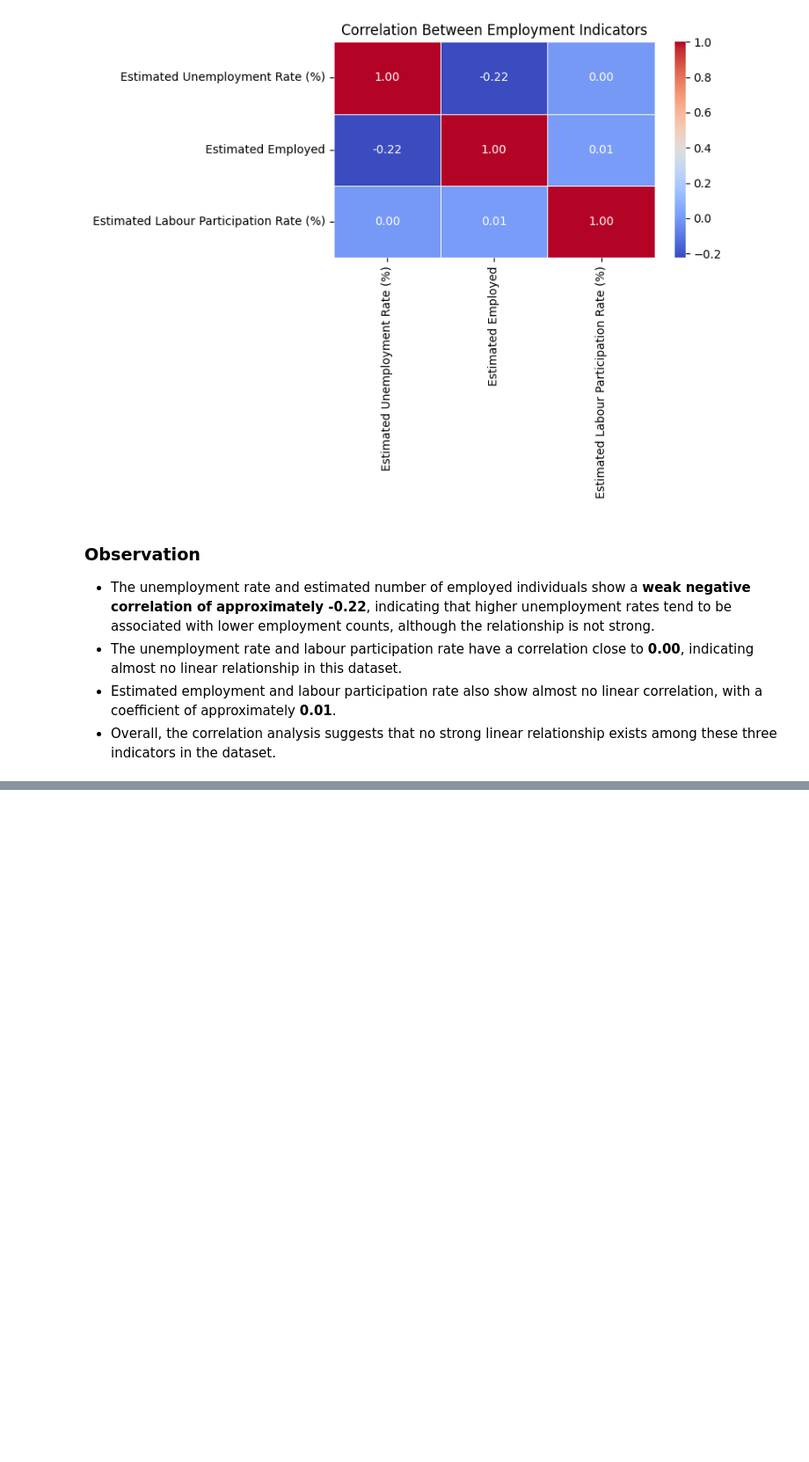
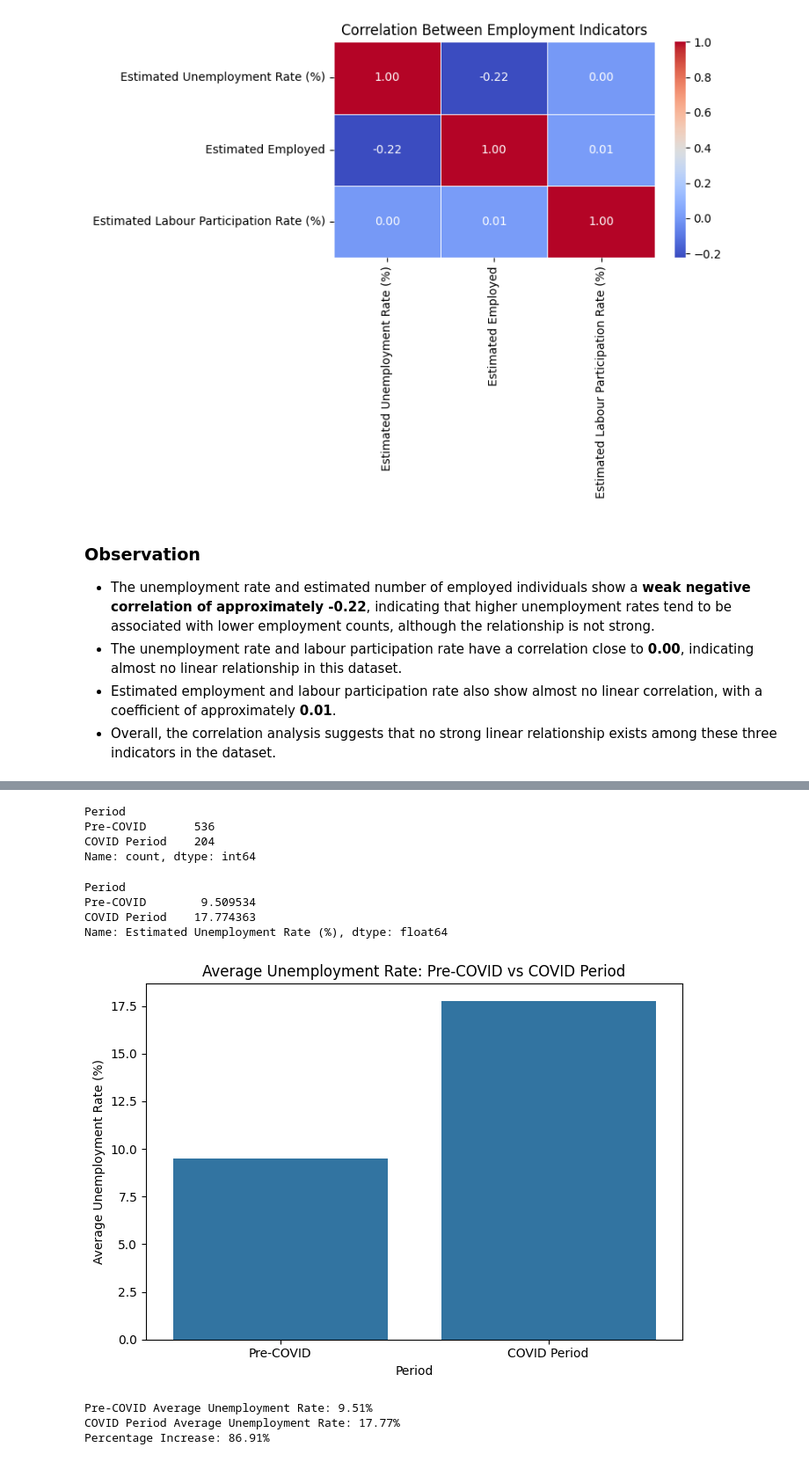
Before and after one commit to kartikeysharma2645/OIBSIP, a Jupyter notebook: DataScience-Task2-UnemploymentAnalysis/UnemploymentAnalysis.ipynb, the cells around one changed output, grey strips where cells are left out. Shown at 88% size. Drawn from its saved outputs; the diff is of its cells as text; code cells hidden in the pictures; blank space fills up the shorter version.

Commit message:
Complete COVID-19 impact analysis and final conclusions

```diff
--- a/DataScience-Task2-UnemploymentAnalysis/UnemploymentAnalysis.ipynb
+++ b/DataScience-Task2-UnemploymentAnalysis/UnemploymentAnalysis.ipynb
@@ -456,0 +466,60 @@ plt.show()
+# %%
+# Classify observations into Pre-COVID and COVID periods
+df["Period"] = np.where(
+    df["Date"] < "2020-03-01",
+    "Pre-COVID",
+    "COVID Period"
+)
+
+# Check the number of observations in each period
+df["Period"].value_counts()
+# %% [output]
+Period
+Pre-COVID       536
+COVID Period    204
+Name: count, dtype: int64
+# %%
+# Calculate the average unemployment rate for each period
+covid_comparison = (
+    df.groupby("Period")["Estimated Unemployment Rate (%)"]
+    .mean()
+    .reindex(["Pre-COVID", "COVID Period"])
+)
+
+covid_comparison
+# %% [output]
+Period
+Pre-COVID        9.509534
+COVID Period    17.774363
+Name: Estimated Unemployment Rate (%), dtype: float64
+# %%
+# Plot Pre-COVID vs COVID-period unemployment rates
+plt.figure(figsize=(7, 5))
+
+sns.barplot(
+    x=covid_comparison.index,
+    y=covid_comparison.values
+)
+
+plt.title("Average Unemployment Rate: Pre-COVID vs COVID Period")
+plt.xlabel("Period")
+plt.ylabel("Average Unemployment Rate (%)")
+
+plt.tight_layout()
+plt.show()
+# %% [output]
+[figure, added]
+# %%
+# Calculate the change in average unemployment rate
+pre_covid_rate = covid_comparison["Pre-COVID"]
+covid_rate = covid_comparison["COVID Period"]
+
+percentage_increase = ((covid_rate - pre_covid_rate) / pre_covid_rate) * 100
+
+print(f"Pre-COVID Average Unemployment Rate: {pre_covid_rate:.2f}%")
+print(f"COVID Period Average Unemployment Rate: {covid_rate:.2f}%")
+print(f"Percentage Increase: {percentage_increase:.2f}%")
+# %% [output]
+Pre-COVID Average Unemployment Rate: 9.51%
+COVID Period Average Unemployment Rate: 17.77%
+Percentage Increase: 86.91%
```
Also changed, not shown: parts of 3 cells of this notebook.
